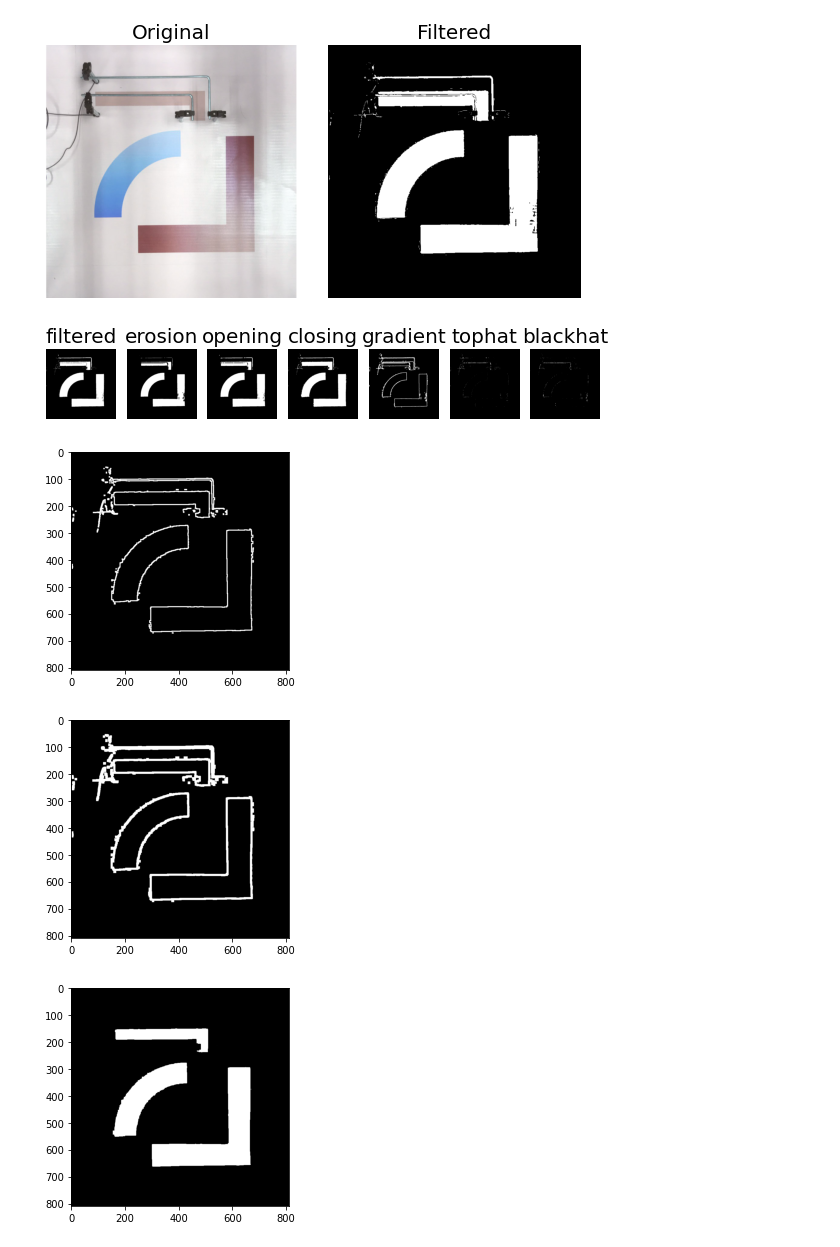
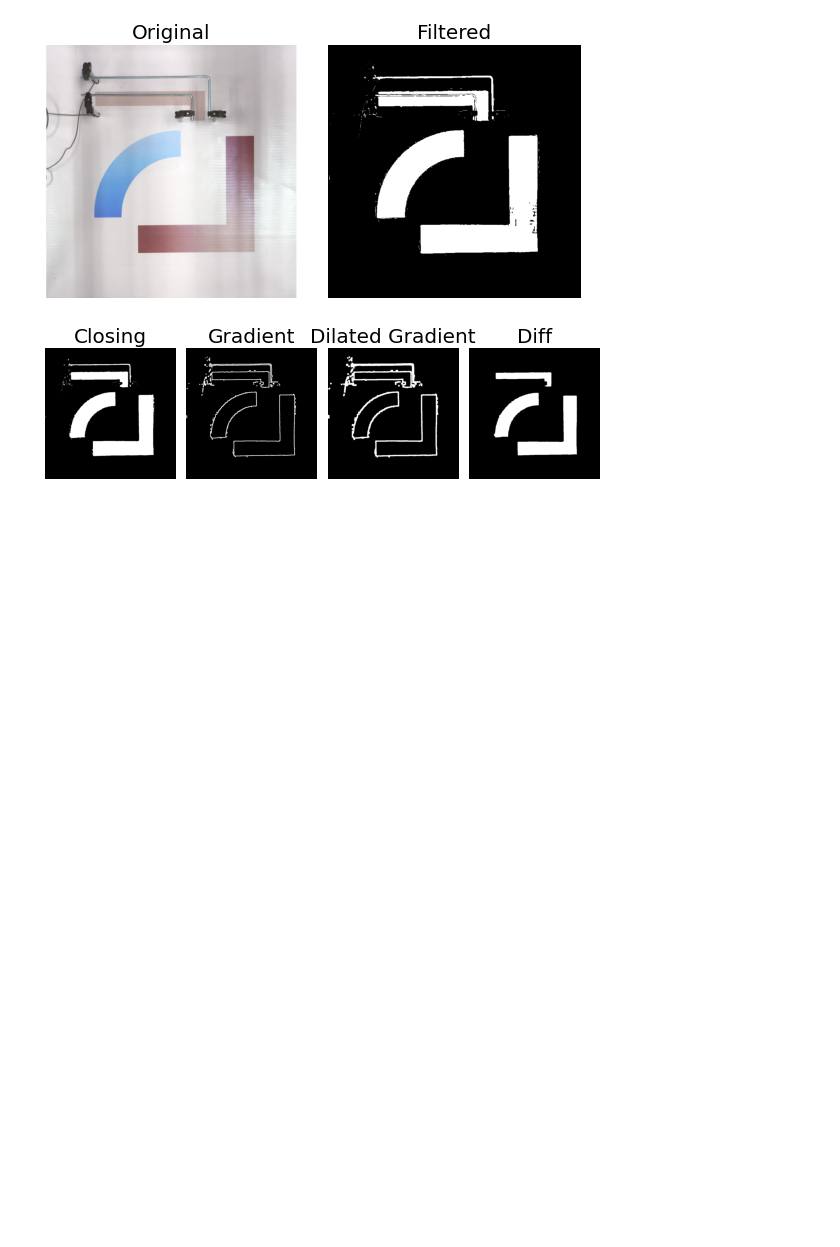
Before and after one commit to teerameth/Module6-7, a Jupyter notebook: Milestone28.ipynb, the cells around one changed output. Drawn from its saved outputs; the diff is of its cells as text; code cells hidden in the pictures; blank space fills up the shorter version.

Commit message:
filter renew

```diff
--- a/Milestone28.ipynb
+++ b/Milestone28.ipynb
@@ -44,37 +47,18 @@ gray = cv2.cvtColor(frame, cv2.COLOR_BGR2GRAY)
 # Filter
 White = Low Saturation, Black = Low Value
 # %%
-filter_lower = (0, 15, 90)
+filter_lower = (0, 15, 100)
 filter_max = (180, 255, 255)
 filter_upper = (180, 255, 255)
 filtered = cv2.inRange(HSV, filter_lower, filter_upper)
 imshows([original, filtered], ["Original", "Filtered"])
 # %% [output]
 [figure]
-# %%
-kernel = np.ones((5,5),np.uint8)
-dilation = cv2.dilate(filtered,kernel,iterations = 1)
-erosion = cv2.erode(filtered,kernel,iterations = 1)
-opening = cv2.morphologyEx(filtered, cv2.MORPH_OPEN, kernel)
-closing = cv2.morphologyEx(filtered, cv2.MORPH_CLOSE, kernel)
-gradient = cv2.morphologyEx(filtered, cv2.MORPH_GRADIENT, kernel)
-tophat = cv2.morphologyEx(filtered, cv2.MORPH_TOPHAT, kernel)
-blackhat = cv2.morphologyEx(filtered, cv2.MORPH_BLACKHAT, kernel)
-
-imshows([filtered, erosion, opening, closing, gradient, tophat, blackhat], ["filtered", "erosion", "opening", "closing", "gradient", "tophat", "blackhat"])
-# %% [output]
-[figure, removed]
 # %%
 _1closing = cv2.morphologyEx(filtered, cv2.MORPH_CLOSE, kernel)
-
-_2erosion = cv2.erode(_1closing,kernel,iterations = 1)
-_3gradient = cv2.morphologyEx(_1closing, cv2.MORPH_GRADIENT, kernel)
-imshow(_3gradient)
-_4dialation = cv2.dilate(_3gradient,kernel,iterations = 1)
-imshow(_4dialation)
-_5diff = _1closing - _4dialation
-imshow(_5diff)
+_2gradient = cv2.morphologyEx(_1closing, cv2.MORPH_GRADIENT, kernel)
+_3dialation = cv2.dilate(_2gradient,kernel,iterations = 1)
+_4diff = _1closing - _3dialation
+imshows([_1closing, _2gradient, _3dialation, _4diff], ["Closing", "Gradient", "Dilated Gradient", "Diff"])
 # %% [output]
-[figure, old version]
+[figure, new version]
-[figure, removed]
-[figure, removed]
```
Also changed, not shown: parts of 2 cells of this notebook, 14 other files.
